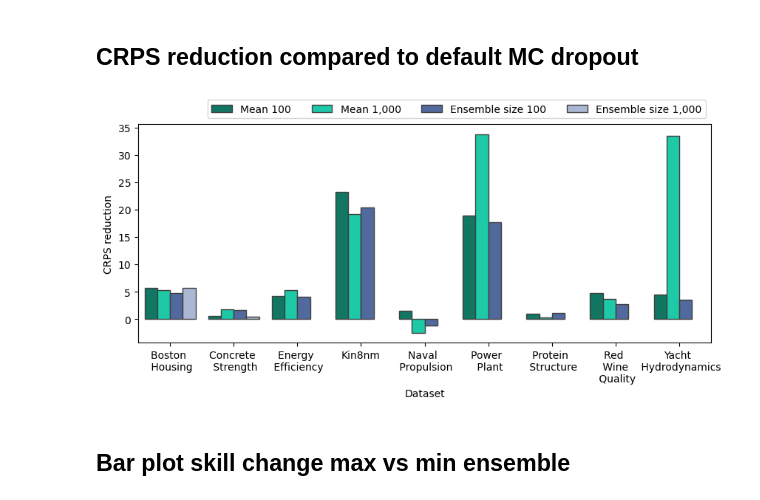
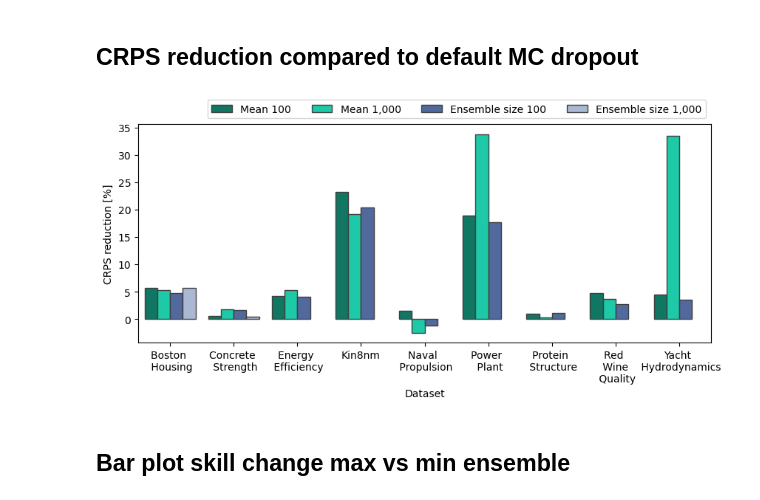
Before and after one commit to lutzkoehler/agg_distr_deep_ens, a Jupyter notebook: 98_single_model_evaluation.ipynb, the cells around one changed output. Cells and saved outputs as stored; diff of their text form; code cells hidden in the pictures.

```diff
--- a/98_single_model_evaluation.ipynb
+++ b/98_single_model_evaluation.ipynb
@@ -126,7 +126,7 @@ df
 | 7 | wine | 0.354130 | 0.390260 | 0.375880 | 3.684723 | 0.371823 | 4.724286 | 0.379416 | ... |
 | 8 | yacht | 3.724548 | 4.096527 | 2.721831 | 33.557596 | 3.910525 | 4.540480 | 3.952559 | ... |
 # %%
-df_melted = pd.melt(df, id_vars=["Unnamed: 0"], var_name="Variant", value_vars=["Diff Mean 1000", "Diff Mean 100", "Diff N ENS 100", "Diff N ENS 1000"], value_name="CRPS reduction")
+df_melted = pd.melt(df, id_vars=["Unnamed: 0"], var_name="Variant", value_vars=["Diff Mean 1000", "Diff Mean 100", "Diff N ENS 100", "Diff N ENS 1000"], value_name="CRPS reduction [%]")
 # %%
 df_melted.head()
 # %% [output]
@@ -150,26 +150,26 @@ agg_colors = {
 # %%
 fig = plt.figure(figsize=(10, 4))
 ax = fig.add_subplot(111)
 
 
 hue_order = ["Diff Mean 100", "Diff Mean 1000", "Diff N ENS 100", "Diff N ENS 1000"]
-sns.barplot(df_melted, x="Unnamed: 0", y="CRPS reduction", hue="Variant", edgecolor=kit_cols_dict["grey"], hue_order=hue_order, palette=agg_colors)
+sns.barplot(df_melted, x="Unnamed: 0", y="CRPS reduction [%]", hue="Variant", edgecolor=kit_cols_dict["grey"], hue_order=hue_order, palette=agg_colors)
 
 curr_handles, curr_labels = ax.get_legend_handles_labels()
 ax.legend([],[], frameon=False)
 labels = ["Mean 100", "Mean 1,000", "Ensemble size 100", "Ensemble size 1,000"]
 ax.set_xticklabels([dataset_labels.get(column_name) for column_name in dataset_ls])
 ax.set_xlabel("Dataset")
 fig.subplots_adjust(top=0.85)
 fig.legend(curr_handles, labels, bbox_to_anchor=(0.9, 0.95), ncol=4)
 # fig.suptitle("CRPS reduction compared to MC dropout with one prediction per test sample (in %)", y=1)
 
 filename=os.path.join(save_dir, "98_single_model_evaluation.pdf")
 fig.savefig(filename, bbox_inches='tight')
 filename=os.path.join(save_dir, "98_single_model_evaluation.png")
 fig.savefig(filename, bbox_inches='tight')
 # %% [output]
-[figure, old version]
+[figure, new version]
 # %% [markdown]
 ## Bar plot skill change max vs min ensemble
 # %%
```
Also changed, not shown: parts of 2 cells of this notebook, 3 other files.
